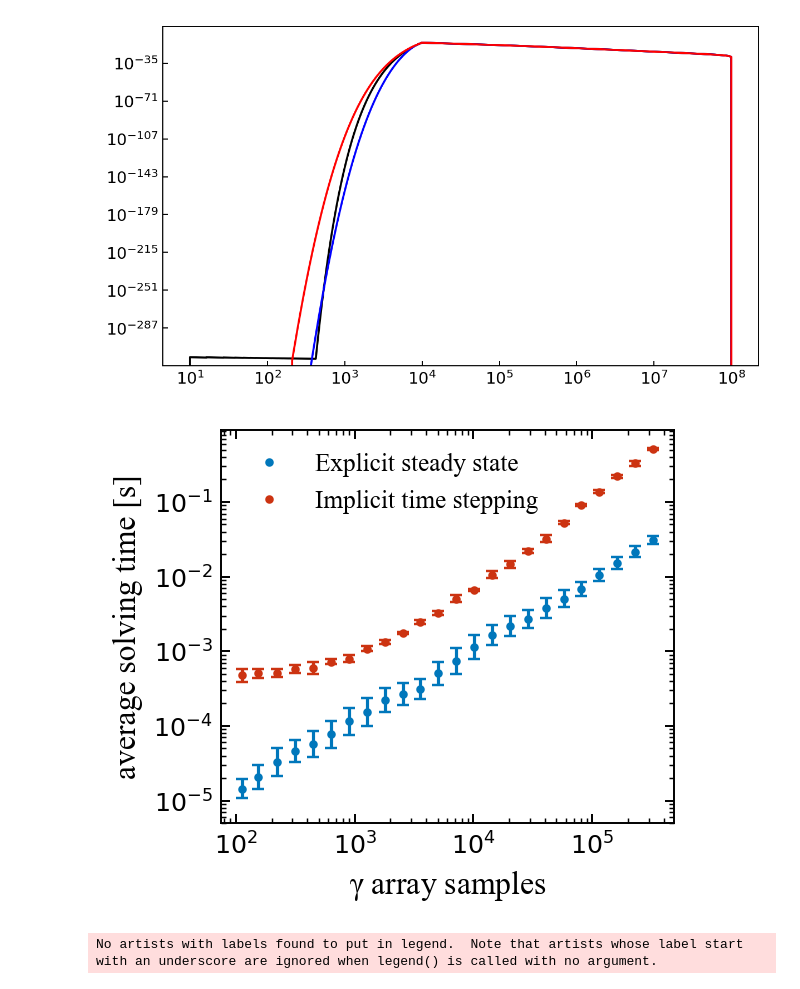
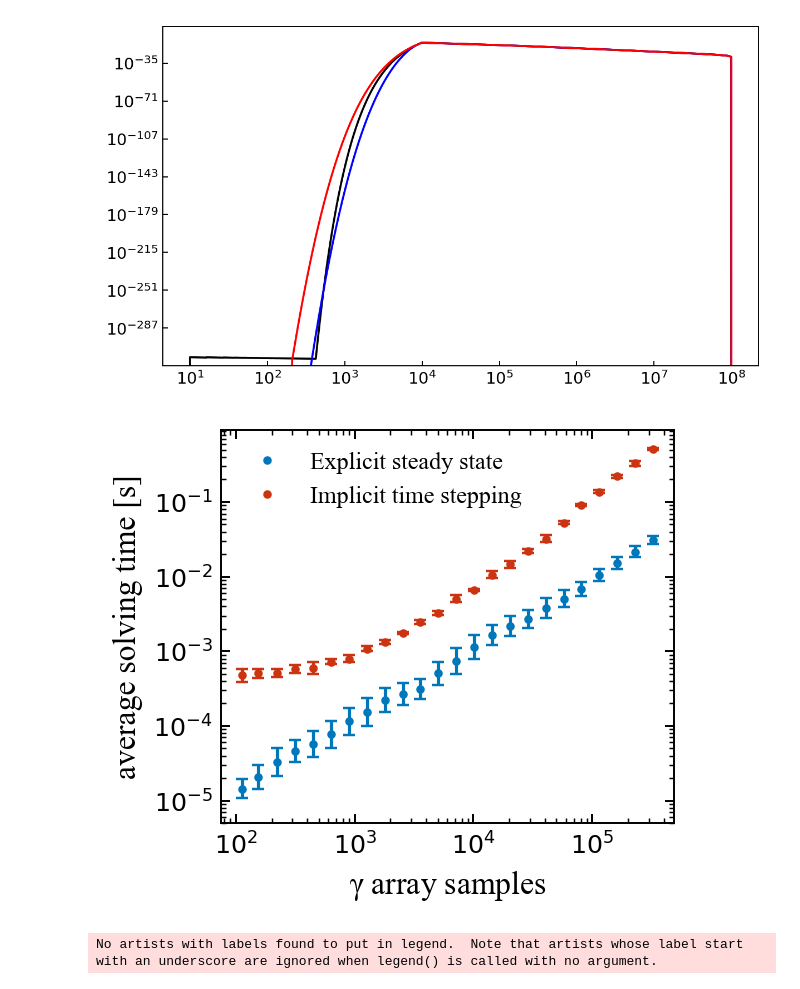
Before and after one commit to me623/Mphys_modelling, a Jupyter notebook: python_notebooks/final_plotting.ipynb, the cells around one changed output. Saved outputs shown, nothing was run; the diff lists cells and outputs as text; code cells hidden in the pictures.

```diff
--- a/python_notebooks/final_plotting.ipynb
+++ b/python_notebooks/final_plotting.ipynb
@@ -672,35 +698,35 @@ plt.errorbar(steady_state_spd, steady_state_time,
 
 plt.plot(implicit_spd, implicit_time, ".", label="Implicit time stepping", ms=5, c=vibrant[4])
 plt.errorbar(implicit_spd, implicit_time,
              yerr=[implicit_lower_err, implicit_upper_err],
              fmt='none', ecolor=vibrant[4], capsize=2.5, lw=1.3)
 
 # Set labels with fontsize
 if column == "sim_time":
     plt.ylabel(f"Sim time (inc writing) [s]", fontsize=fontsize, fontdict={'family': 'Times New Roman'})
 else:
     plt.ylabel(f"average solving time [s]", fontsize=fontsize, fontdict={'family': 'Times New Roman'})
 
 plt.xlabel("$\mathrm{\gamma}$ array samples", fontsize=fontsize, fontdict={'family': 'Times New Roman'})
 
 # Customize ticks with fontsize
 plt.tick_params(axis='both', which='major', direction="in", labelsize=fontsize*0.8, top=True, right=True)
 plt.tick_params(axis='both', which='minor', direction="in", top=True, right=True)
 
 # Add legend with fontsize
-legend_font = FontProperties(family='Times New Roman', size=fontsize * 0.8)
+legend_font = FontProperties(family='Times New Roman', size=fontsize * 0.76)
 plt.legend(prop=legend_font, frameon=False)
 
 # Set plot scales and grid
 plt.yscale("log")
 plt.xscale("log")
 plt.ylim(5e-6,)
 plt.tight_layout()
 
 # Display the plot
 plt.show()
 # %% [output]
-[figure, old version]
+[figure, new version]
 # %%
 plt.figure(figsize=[3.5, 3])
 steady_state_perc_err = steady_state_std / steady_state_time
```
Also changed, not shown: parts of 3 cells of this notebook.
